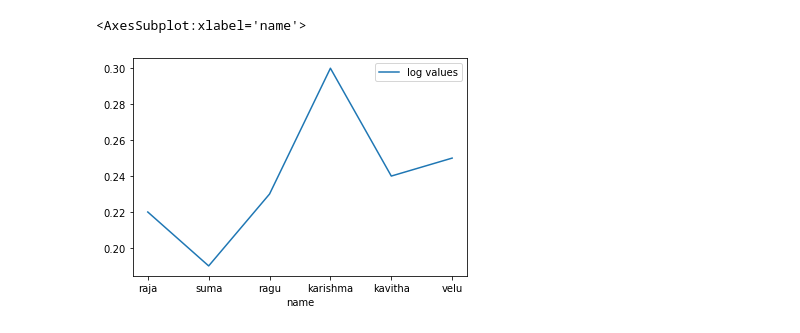
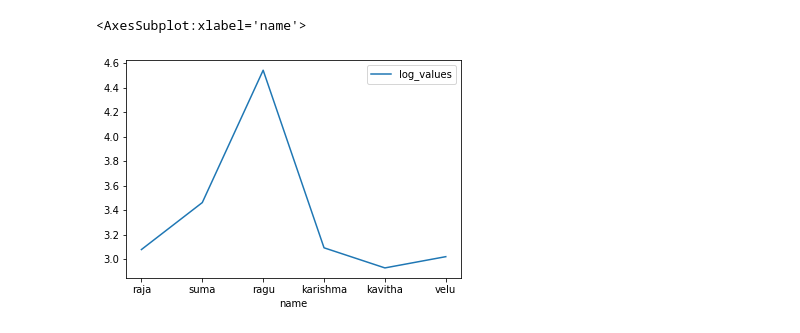
Before and after one commit to sharanyhakarthikeyan/data_analysis_python_practice, a Jupyter notebook: bar_chart.ipynb, the cells around one changed output. Drawn from its saved outputs; the diff is of its cells as text; code cells hidden in the pictures.

```diff
--- a/bar_chart.ipynb
+++ b/bar_chart.ipynb
@@ -22,8 +40,8 @@ df.plot(x='name', y='log values', kind='bar')
 # %%
 import pandas as pd
 
-df = pd.read_csv("data/income.csv")
-df.plot(x='name', y='log values', kind='line')
+df = pd.read_csv("data/income_1.csv")
+df.plot(x='name', y='log_values', kind='line')
 # %% [output]
 <AxesSubplot:xlabel='name'>
-[figure, old version]
+[figure, new version]
```
Also changed, not shown: parts of 6 cells of this notebook, 2 other files.
